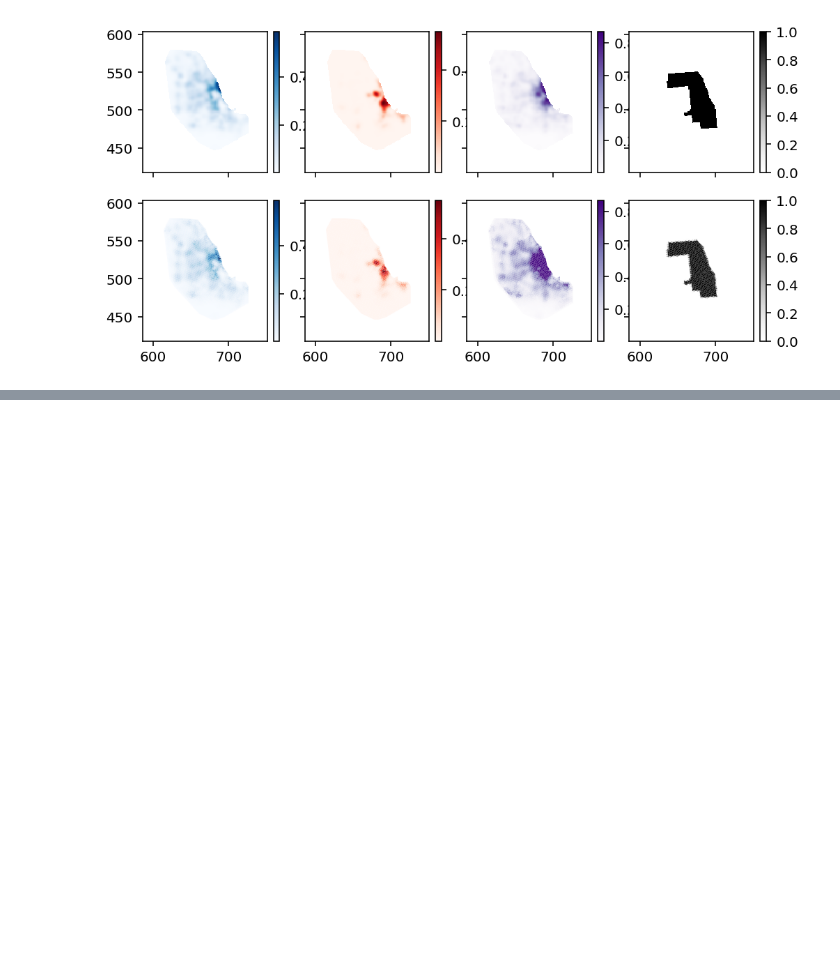
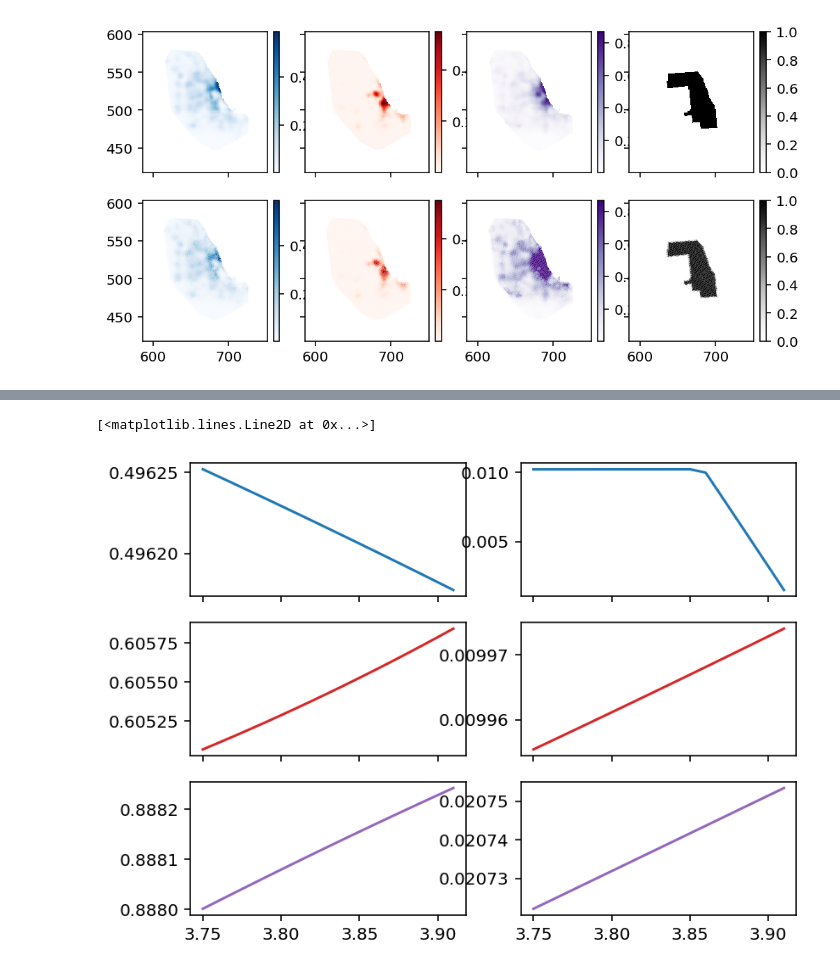
Before and after one commit to dsseara/sociohydro, a Jupyter notebook: sim/meanField/fvm/fvm_tests.ipynb, the cells around one changed output, grey strips where cells are left out. Saved outputs shown, nothing was run; the diff lists cells and outputs as text; code cells hidden in the pictures; blank space fills up the shorter version.

```diff
--- a/sim/meanField/fvm/fvm_tests.ipynb
+++ b/sim/meanField/fvm/fvm_tests.ipynb
@@ -600,0 +1062,12 @@ np.argmax((ϕW + ϕB).value)
+# %%
+fig, ax = plt.subplots(3, 2, dpi=144, sharex=True)
+ax[0, 0].plot(t, phiwb_minmax[:, 1], color="C0")
+ax[1, 0].plot(t, phiwb_minmax[:, 3], color="C3")
+ax[2, 0].plot(t, phi0_minmax[:, 1], color="C4")
+
+ax[0, 1].plot(t, phiwb_minmax[:, 0], color="C0")
+ax[1, 1].plot(t, phiwb_minmax[:, 2], color="C3")
+ax[2, 1].plot(t, phi0_minmax[:, 0], color="C4")
+# %% [output]
+[<matplotlib.lines.Line2D at 0x...>]
+[figure, added]
```
Also changed, not shown: parts of 28 cells of this notebook, 4 other files.
